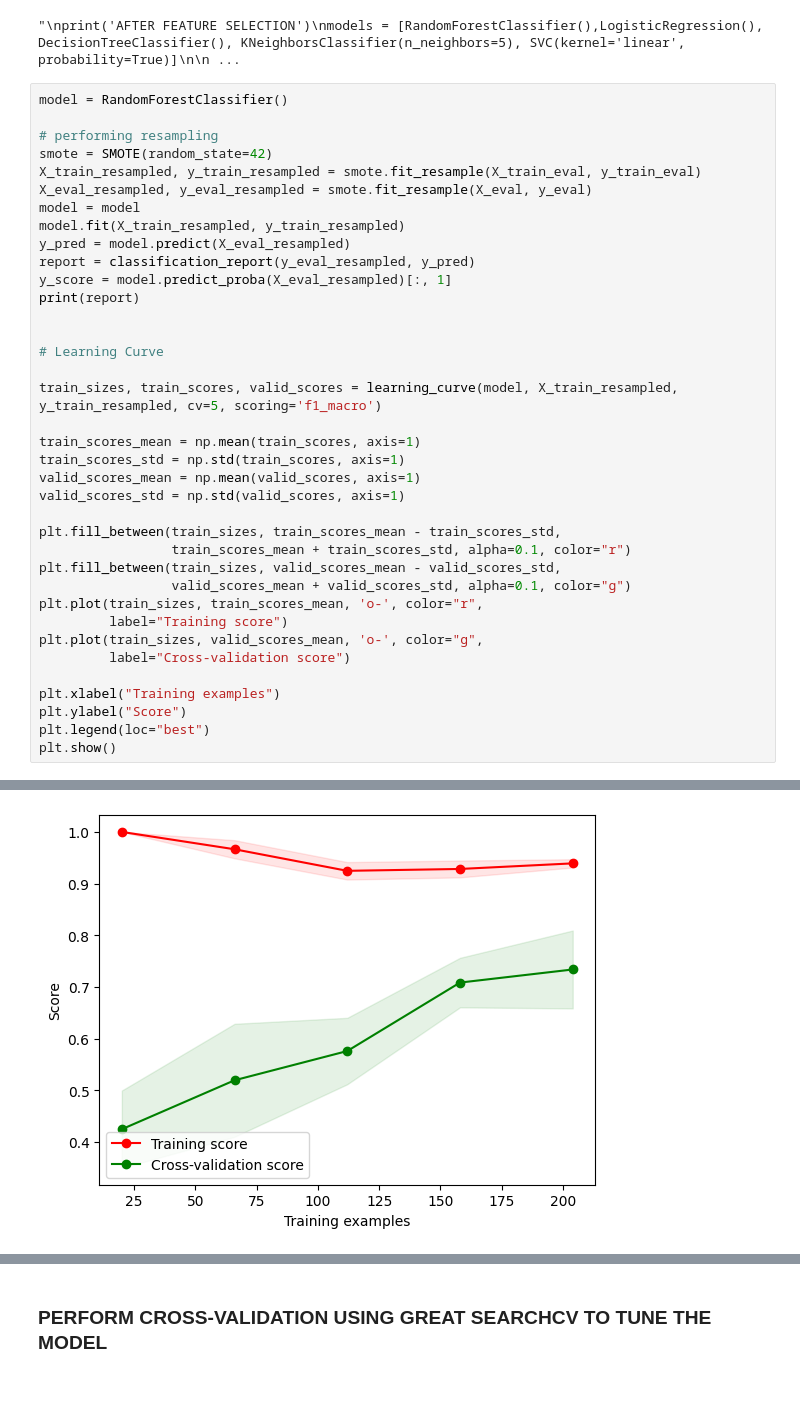
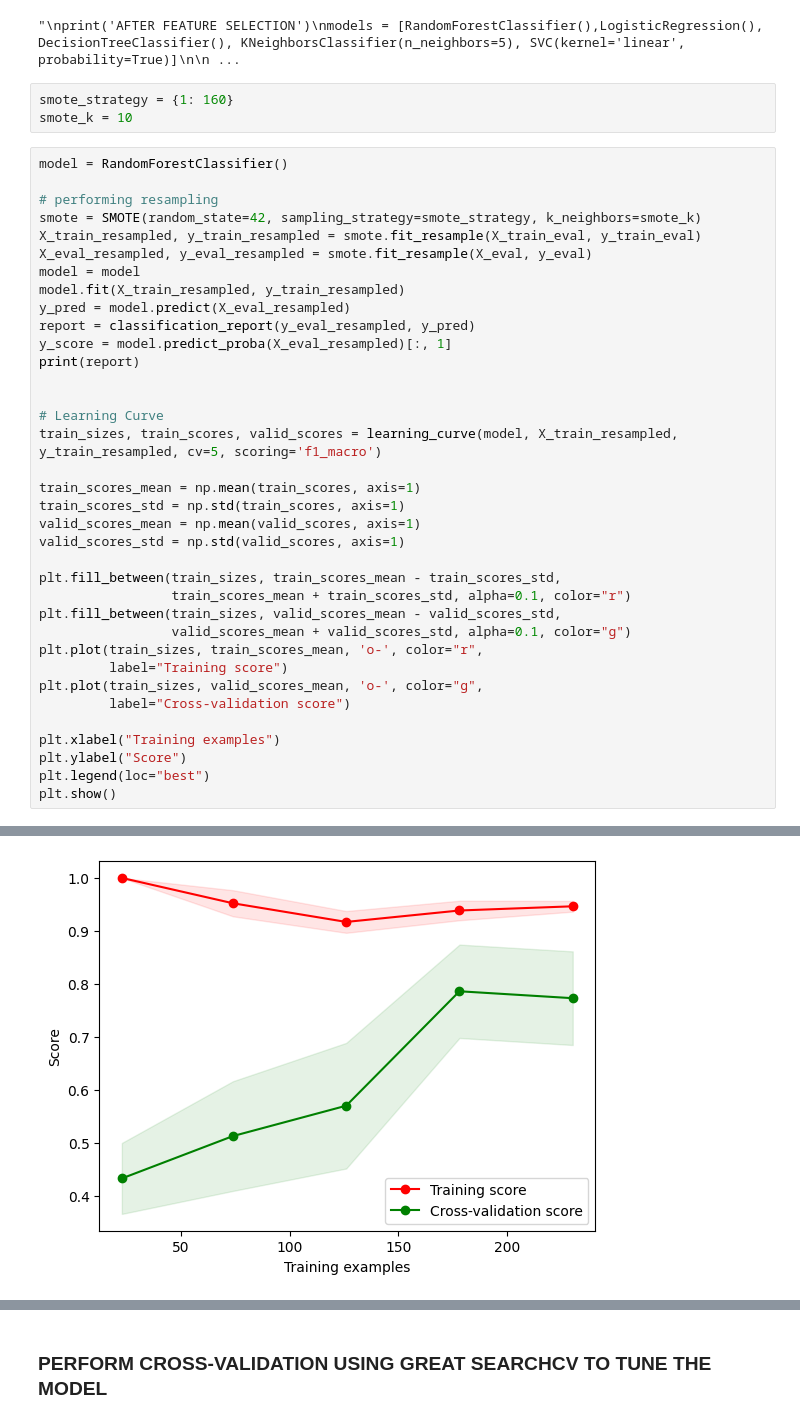
Before and after one commit to daniocionini/Prediction-Model-Breast-Cancer-Recurrence, a Jupyter notebook: model_prediction_recurrence_breast_cancer.ipynb, the cells around one changed output, grey strips where cells are left out. Drawn from its saved outputs; the diff is of its cells as text; blank space fills up the shorter version.

```diff
--- a/model_prediction_recurrence_breast_cancer.ipynb
+++ b/model_prediction_recurrence_breast_cancer.ipynb
@@ -233,11 +234,14 @@ for model in models:
 """
 # %% [output]
 "\nprint('AFTER FEATURE SELECTION')\nmodels = [RandomForestClassifier(),LogisticRegression(), DecisionTreeClassifier(), KNeighborsClassifier(n_neighbors=5), SVC(kernel='linear', probability=True)]\n\n ...
+# %%
+smote_strategy = {1: 160}
+smote_k = 10
 # %%
 model = RandomForestClassifier()
 
 # performing resampling
-smote = SMOTE(random_state=42)
+smote = SMOTE(random_state=42, sampling_strategy=smote_strategy, k_neighbors=smote_k)
 X_train_resampled, y_train_resampled = smote.fit_resample(X_train_eval, y_train_eval)
 X_eval_resampled, y_eval_resampled = smote.fit_resample(X_eval, y_eval)
 model = model
@@ -249,7 +253,6 @@ print(report)
 
 
 # Learning Curve
-
 train_sizes, train_scores, valid_scores = learning_curve(model, X_train_resampled, y_train_resampled, cv=5, scoring='f1_macro')
 
 train_scores_mean = np.mean(train_scores, axis=1)
@@ -282,4 +285,4 @@ weighted avg       0.81      0.81      0.81        64
-[figure, old version]
+[figure, new version]
 # %%
 from sklearn.metrics import precision_recall_curve
 from sklearn.metrics import average_precision_score
```
Also changed, not shown: parts of 10 cells of this notebook.
